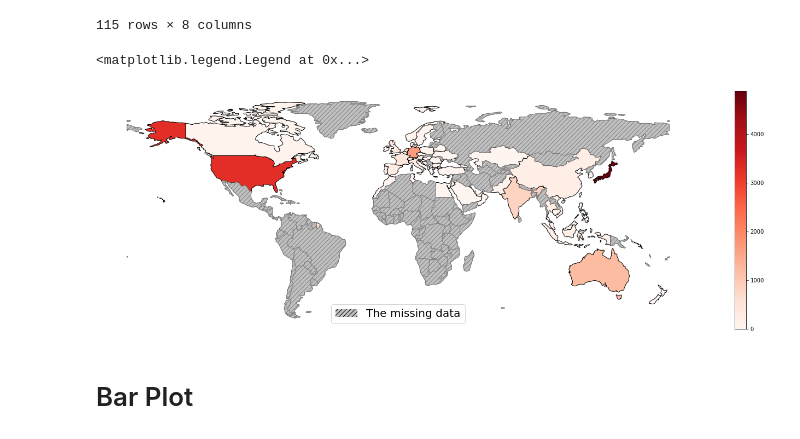
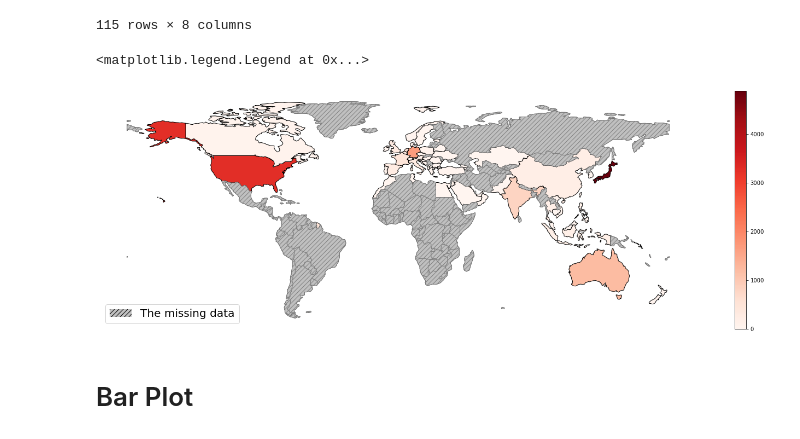
Before and after one commit to Fiuba-Big-Data-Analytics/Fiuba-Big-Data-Analytics-TPs, a Jupyter notebook: Tp1/ByLean/Algunos graficos.ipynb, the cells around one changed output. Drawn from its saved outputs; the diff is of its cells as text; code cells hidden in the pictures.

```diff
--- a/Tp1/ByLean/Algunos graficos.ipynb
+++ b/Tp1/ByLean/Algunos graficos.ipynb
@@ -169,21 +169,21 @@ paisesSinDatos
 # %%
 import matplotlib.patches as mpatches
 
 
 fig, ax = plt.subplots(1,figsize=(25, 8))
 topPaisesMAP.plot(column="Total_Oportudidades",cmap="Reds",ax=ax,edgecolor='black', linewidth=1)
 ax.axis('off')
 paisesSinDatos.plot(ax=ax, color='silver', hatch= "///", edgecolor = "grey")
 vmin = topPaisesMAP['Total_Oportudidades'].min()
 vmax = topPaisesMAP['Total_Oportudidades'].max()
 sm = plt.cm.ScalarMappable(cmap='Reds', norm=plt.Normalize(vmin=vmin, vmax=vmax))
 cbar = fig.colorbar(sm)
 
 missing = mpatches.Patch(facecolor = 'silver', hatch='///',label='The missing data')
-plt.legend(handles=[missing], fontsize = 20, loc = 8)
+plt.legend(handles=[missing], fontsize = 20, loc = 3)
 # %% [output]
 <matplotlib.legend.Legend at 0x...>
-[figure, old version]
+[figure, new version]
 # %% [markdown]
 # Bar Plot
 # %%
```
